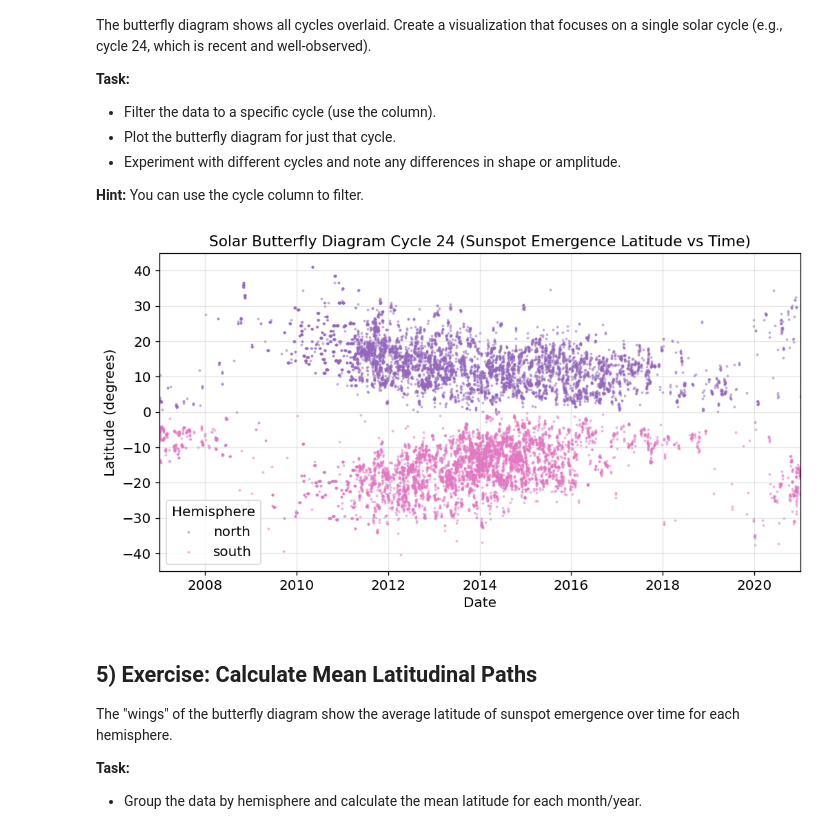
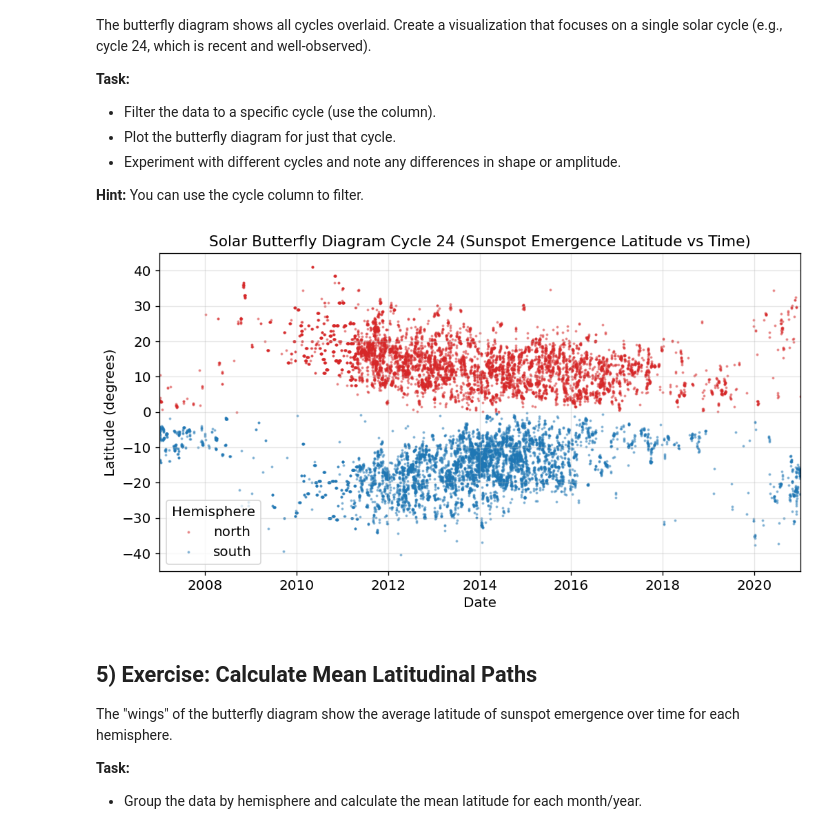
Before and after one commit to SwRI-IDEA-Lab/butterflai, a Jupyter notebook: weeks/week_01/01_exploration.ipynb, the cells around one changed output. Saved outputs shown, nothing was run; the diff lists cells and outputs as text; code cells hidden in the pictures.

```diff
--- a/weeks/week_01/01_exploration.ipynb
+++ b/weeks/week_01/01_exploration.ipynb
@@ -79,7 +81,7 @@ We plot emergence latitude vs. date. Points are colored by hemisphere (north vs
 import matplotlib.pyplot as plt
 
 df["hemisphere"] = df["latitude"].apply(lambda v: "north" if v >= 0 else "south")
-colors = {"north": "tab:purple", "south": "tab:pink"}
+colors = {"north": "tab:red", "south": "tab:blue"}
 
 fig, ax = plt.subplots(figsize=(10, 5))
 for hemi, group in df.groupby("hemisphere"):
@@ -107,24 +109,24 @@ The butterfly diagram shows all cycles overlaid. Create a visualization that foc
 # %%
 # Your code here: Visualize a single solar cycle
 import matplotlib.pyplot as plt
 from datetime import datetime
 
 df["hemisphere"] = df["latitude"].apply(lambda v: "north" if v >= 0 else "south")
-colors = {"north": "tab:purple", "south": "tab:pink"}
+colors = {"north": "tab:red", "south": "tab:blue"}
 
 fig, ax = plt.subplots(figsize=(10, 5))
 for hemi, group in df.groupby("hemisphere"):
     ax.scatter(group["date"], group["latitude"], s=2, c=colors[hemi], label=hemi, alpha=0.4)
 
 ax.set_title("Solar Butterfly Diagram Cycle 24 (Sunspot Emergence Latitude vs Time)")
 ax.set_xlabel("Date")
 ax.set_ylabel("Latitude (degrees)")
 ax.legend(title="Hemisphere")
 ax.set_ylim(-45, 45)
 ax.set_xlim(datetime(2007, 1, 1), datetime(2021, 1, 1))
 plt.show()
 # %% [output]
-[figure, old version]
+[figure, new version]
 # %% [markdown]
 ## 5) Exercise: Calculate Mean Latitudinal Paths
 
```
Also changed, not shown: parts of 2 cells of this notebook.
